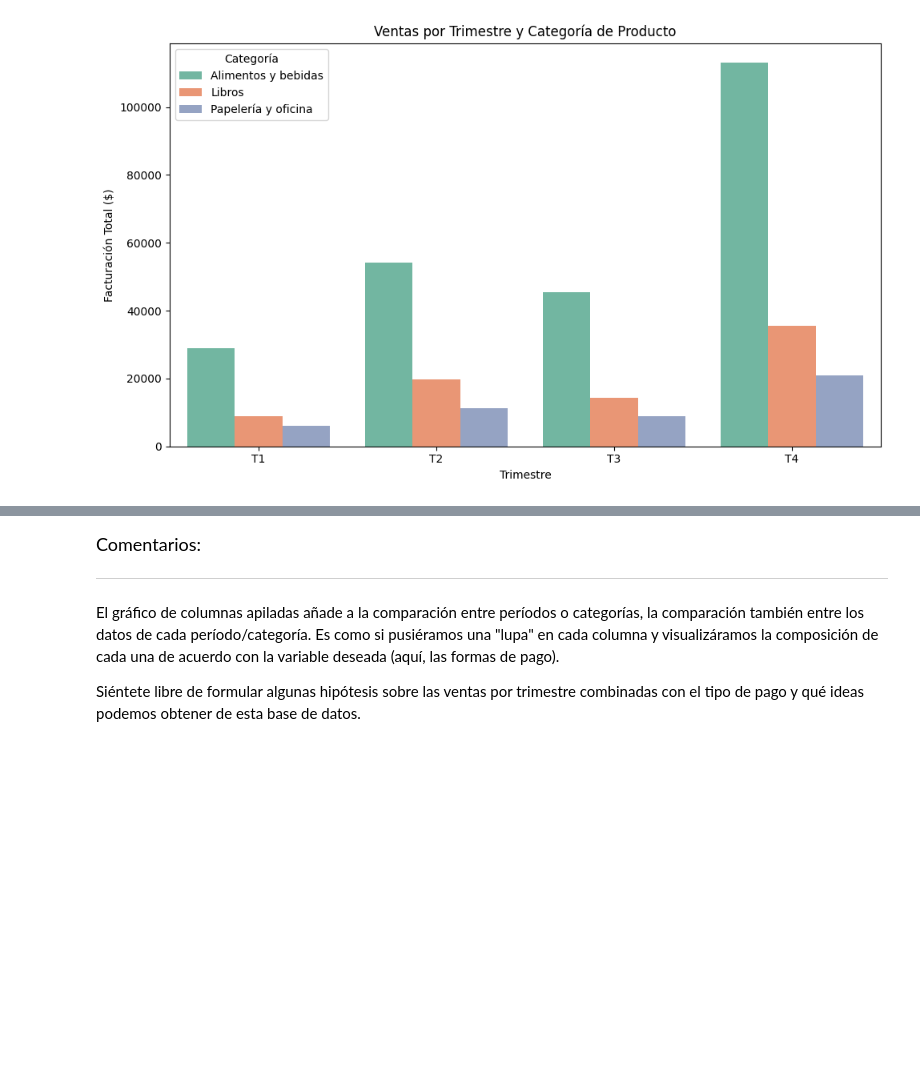
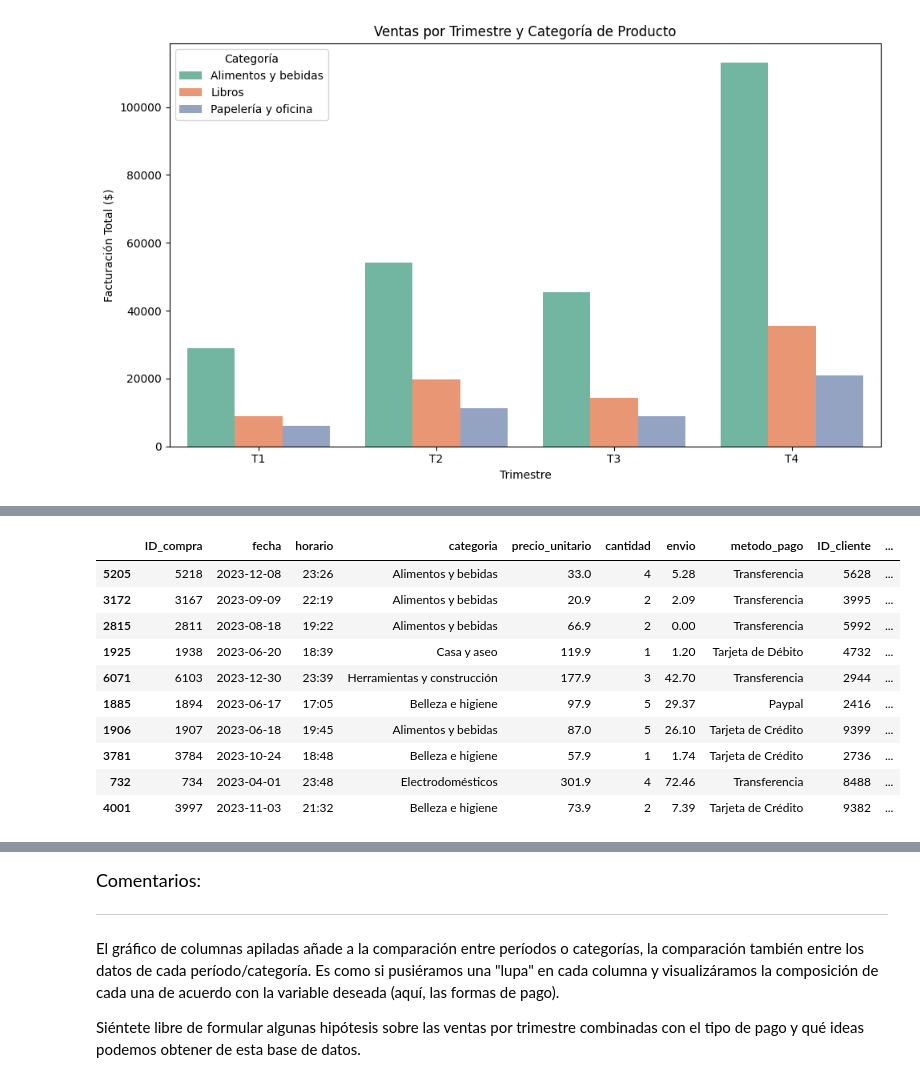
Before and after one commit to AndresCMontejo/IA_Aplicada_a_Ciencia_de_datos, a Jupyter notebook: IA_aplicada_a_ciencia_de_datos.ipynb, the cells around one changed output, grey strips where cells are left out. Drawn from its saved outputs; the diff is of its cells as text; code cells hidden in the pictures; blank space fills up the shorter version.

```diff
--- a/IA_aplicada_a_ciencia_de_datos.ipynb
+++ b/IA_aplicada_a_ciencia_de_datos.ipynb
@@ -834,0 +866,14 @@ plt.show()
+# %%
+df.sample(10)
+# %% [output]
+|  | ID_compra | fecha | horario | categoria | precio_unitario | cantidad | envio | metodo_pago | ID_cliente | ... |
+| 5205 | 5218 | 2023-12-08 | 23:26 | Alimentos y bebidas | 33.0 | 4 | 5.28 | Transferencia | 5628 | ... |
+| 3172 | 3167 | 2023-09-09 | 22:19 | Alimentos y bebidas | 20.9 | 2 | 2.09 | Transferencia | 3995 | ... |
+| 2815 | 2811 | 2023-08-18 | 19:22 | Alimentos y bebidas | 66.9 | 2 | 0.00 | Transferencia | 5992 | ... |
+| 1925 | 1938 | 2023-06-20 | 18:39 | Casa y aseo | 119.9 | 1 | 1.20 | Tarjeta de Débito | 4732 | ... |
+| 6071 | 6103 | 2023-12-30 | 23:39 | Herramientas y construcción | 177.9 | 3 | 42.70 | Transferencia | 2944 | ... |
+| 1885 | 1894 | 2023-06-17 | 17:05 | Belleza e higiene | 97.9 | 5 | 29.37 | Paypal | 2416 | ... |
+| 1906 | 1907 | 2023-06-18 | 19:45 | Alimentos y bebidas | 87.0 | 5 | 26.10 | Tarjeta de Crédito | 9399 | ... |
+| 3781 | 3784 | 2023-10-24 | 18:48 | Belleza e higiene | 57.9 | 1 | 1.74 | Tarjeta de Crédito | 2736 | ... |
+| 732 | 734 | 2023-04-01 | 23:48 | Electrodomésticos | 301.9 | 4 | 72.46 | Transferencia | 8488 | ... |
+| 4001 | 3997 | 2023-11-03 | 21:32 | Belleza e higiene | 73.9 | 2 | 7.39 | Tarjeta de Crédito | 9382 | ... |
```
Also changed, not shown: parts of 2 cells of this notebook.
